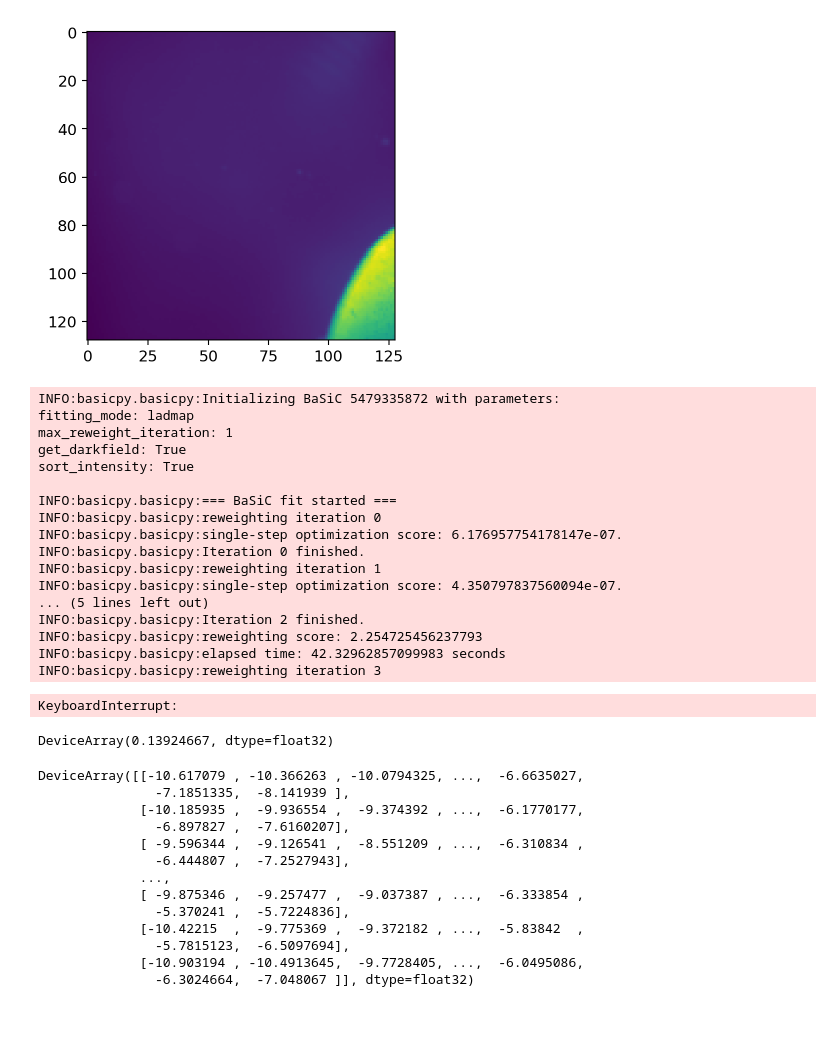
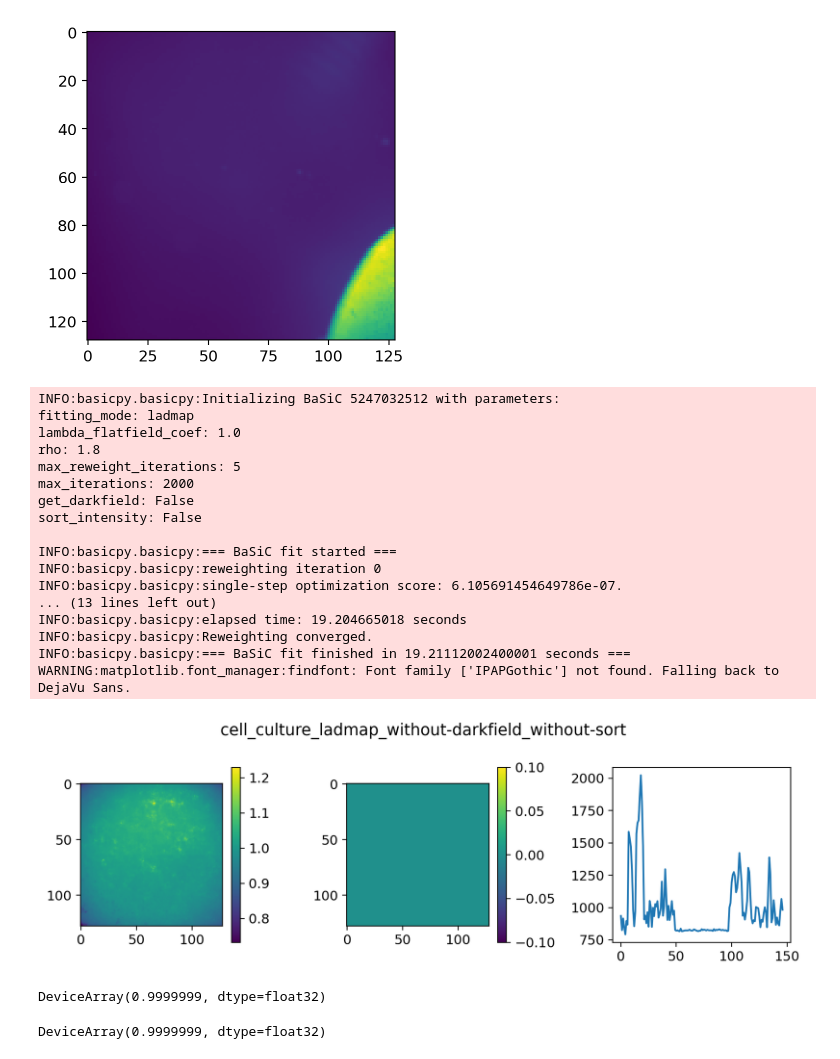
Before and after one commit to peng-lab/BaSiCPy, a Jupyter notebook: misc_notebooks/organize_test_data.ipynb, the cells around one changed output. Cells and saved outputs as stored; diff of their text form; code cells hidden in the pictures; blank space fills up the shorter version.

```diff
--- a/misc_notebooks/organize_test_data.ipynb
+++ b/misc_notebooks/organize_test_data.ipynb
@@ -88,75 +86,65 @@ os.makedirs("../tests/data/fit", exist_ok=True)
 
 for k,im in images.items():
     for fitting_mode, get_darkfield, sort_intensity in \
-        product(["ladmap","approximate"],[True,False],[True,False]):
+        product(["ladmap","approximate"],[False,True],[False,True]):
         b = BaSiC(fitting_mode=fitting_mode,
-#                  lambda_flatfield_coef=1.0 / 400 * 0.5 if fitting_mode=="approximate" else 0.1,
+                  lambda_flatfield_coef=1.0 / 400 * 0.5 if fitting_mode=="approximate" else 1.,
 #                  lambda_darkfield_coef=0.2 if fitting_mode=="approximate" else 0.2,
-                  max_reweight_iteration=1,
+                  rho=1.8,
+                  max_reweight_iterations=5,
+                  max_iterations=2000,
                   get_darkfield=get_darkfield,
                   sort_intensity=sort_intensity)
         b.fit(im)
         plt.figure(figsize=(9,3))
         plt.subplot(131)
         plt.imshow(b.flatfield)
         plt.colorbar()
         plt.subplot(132)
         plt.imshow(b.darkfield)
         plt.colorbar()
         plt.subplot(133)
         plt.plot(b.baseline)
         boolstr = lambda x:"with" if x else "without"
         k2=f"{k}_{fitting_mode}_{boolstr(get_darkfield)}-darkfield_{boolstr(sort_intensity)}-sort"
         plt.suptitle(k2)
         plt.tight_layout()
         plt.savefig(f"../tests/data/fit/plots/{k2}.png")
         plt.show()
         np.savez_compressed(f"../tests/data/fit/{k2}.npz",
             image_name=k,
             flatfield=b.flatfield,
             darkfield=b.darkfield,
             baseline=b.baseline,
             params=b.dict()
         )
         break
     break
 # %% [output]
-INFO:basicpy.basicpy:Initializing BaSiC 5479335872 with parameters:
+INFO:basicpy.basicpy:Initializing BaSiC 5247032512 with parameters:
 fitting_mode: ladmap
-max_reweight_iteration: 1
-get_darkfield: True
-sort_intensity: True
+lambda_flatfield_coef: 1.0
+rho: 1.8
+max_reweight_iterations: 5
+max_iterations: 2000
+get_darkfield: False
+sort_intensity: False
 
 INFO:basicpy.basicpy:=== BaSiC fit started ===
 INFO:basicpy.basicpy:reweighting iteration 0
-INFO:basicpy.basicpy:single-step optimization score: 6.176957754178147e-07.
-INFO:basicpy.basicpy:Iteration 0 finished.
-INFO:basicpy.basicpy:reweighting iteration 1
-INFO:basicpy.basicpy:single-step optimization score: 4.350797837560094e-07.
-... (5 lines left out)
-INFO:basicpy.basicpy:Iteration 2 finished.
-INFO:basicpy.basicpy:reweighting score: 2.254725456237793
-INFO:basicpy.basicpy:elapsed time: 42.32962857099983 seconds
-INFO:basicpy.basicpy:reweighting iteration 3
+INFO:basicpy.basicpy:single-step optimization score: 6.105691454649786e-07.
+... (13 lines left out)
+INFO:basicpy.basicpy:elapsed time: 19.204665018 seconds
+INFO:basicpy.basicpy:Reweighting converged.
+INFO:basicpy.basicpy:=== BaSiC fit finished in 19.21112002400001 seconds ===
+WARNING:matplotlib.font_manager:findfont: Font family ['IPAPGothic'] not found. Falling back to DejaVu Sans.
-KeyboardInterrupt:
+[figure, added]
 # %%
 
-np.mean(b._S)
+np.mean(b.flatfield)
 # %% [output]
-DeviceArray(0.13924667, dtype=float32)
+DeviceArray(0.9999999, dtype=float32)
-# %%
-b._S
-# %% [output]
-DeviceArray([[-10.617079 , -10.366263 , -10.0794325, ...,  -6.6635027,
-               -7.1851335,  -8.141939 ],
-             [-10.185935 ,  -9.936554 ,  -9.374392 , ...,  -6.1770177,
-               -6.897827 ,  -7.6160207],
-             [ -9.596344 ,  -9.126541 ,  -8.551209 , ...,  -6.310834 ,
-               -6.444807 ,  -7.2527943],
-             ...,
-             [ -9.875346 ,  -9.257477 ,  -9.037387 , ...,  -6.333854 ,
-               -5.370241 ,  -5.7224836],
-             [-10.42215  ,  -9.775369 ,  -9.372182 , ...,  -5.83842  ,
-               -5.7815123,  -6.5097694],
-             [-10.903194 , -10.4913645,  -9.7728405, ...,  -6.0495086,
-               -6.3024664,  -7.048067 ]], dtype=float32)
+# %%
+np.mean(b.flatfield)
+# %% [output]
+DeviceArray(0.9999999, dtype=float32)
```
Also changed, not shown: parts of 3 cells of this notebook, 1 other file.
